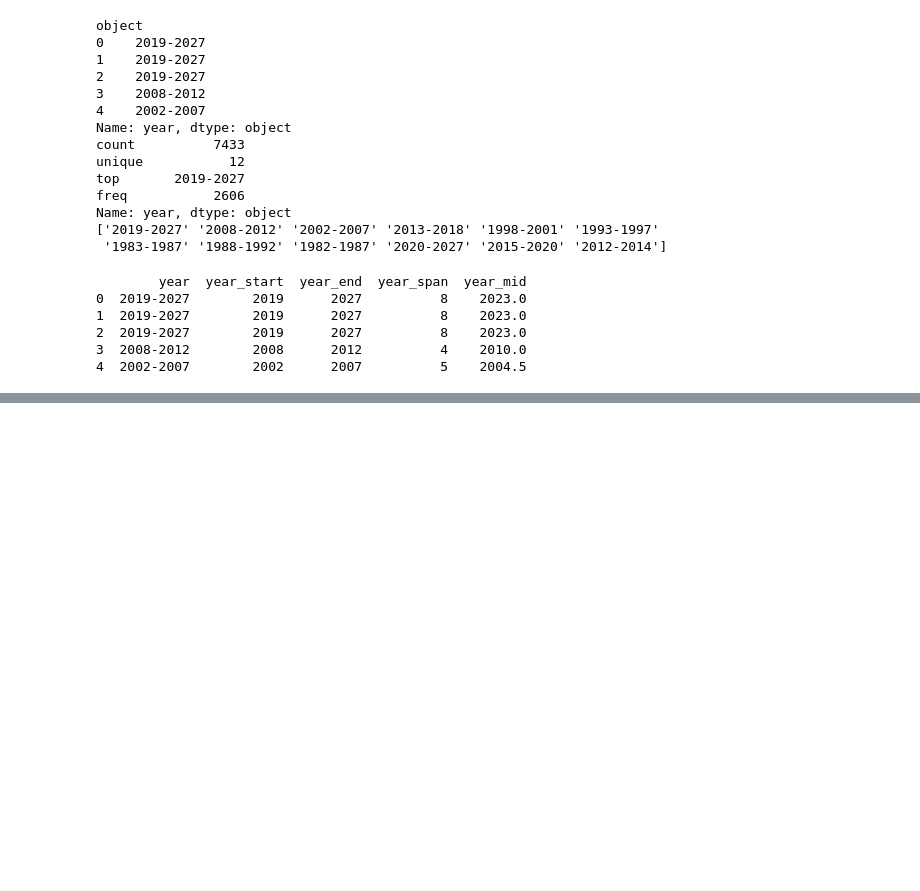
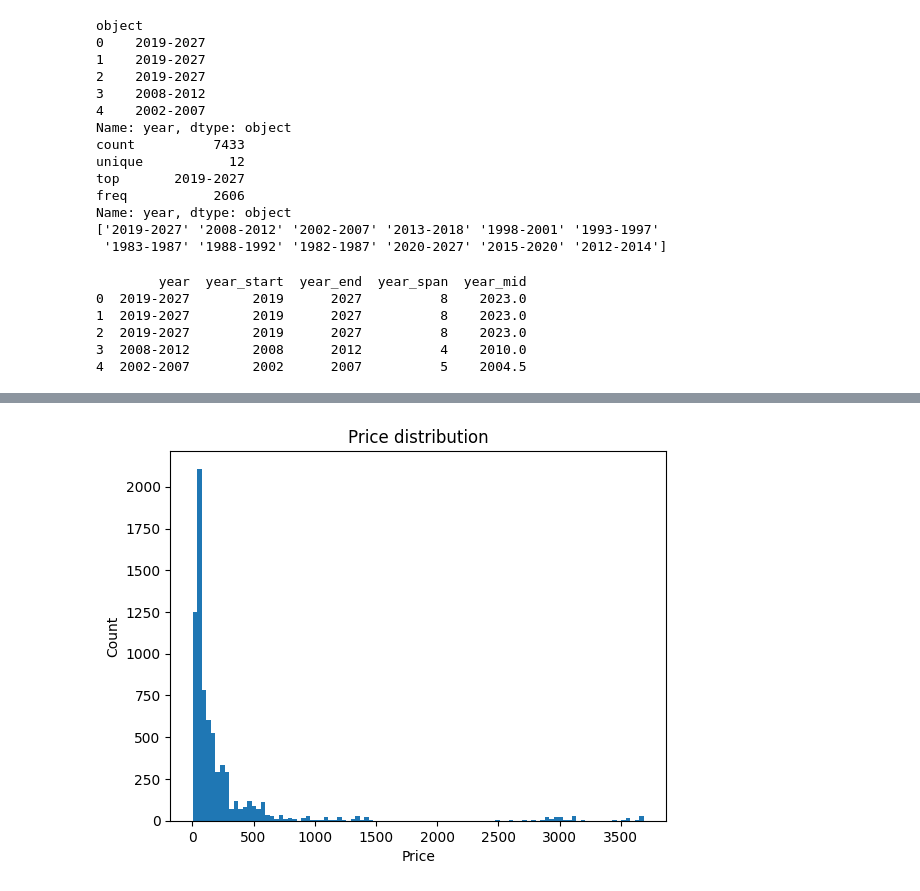
Before and after one commit to Riteshbhandarii/DPPM, a Jupyter notebook: notebooks/preprocessing/preprocessing_corolla.ipynb, the cells around one changed output, grey strips where cells are left out. Saved outputs shown, nothing was run; the diff lists cells and outputs as text; code cells hidden in the pictures; blank space fills up the shorter version.

Commit message:
corolla cleaned

```diff
--- a/notebooks/preprocessing/preprocessing_corolla.ipynb
+++ b/notebooks/preprocessing/preprocessing_corolla.ipynb
@@ -133,6 +134,9 @@ df_corolla['year_span'] = df_corolla['year_end'] - df_corolla['year_start']
 df_corolla['year_mid'] = (df_corolla['year_start'] + df_corolla['year_end']) / 2
 
 print(df_corolla[['year','year_start', 'year_end', 'year_span', 'year_mid']].head())
+
+# remove original column
+df_corolla = df_corolla.drop(columns=["year"])
 # %% [output]
         year  year_start  year_end  year_span  year_mid
 0  2019-2027        2019      2027          8    2023.0
@@ -158,0 +147,10 @@ df_corolla
+# %%
+import matplotlib.pyplot as plt
+
+plt.hist(df_corolla["price"], bins=100)
+plt.xlabel("Price")
+plt.ylabel("Count")
+plt.title("Price distribution")
+plt.show()
+# %% [output]
+[figure, added]
```
Also changed, not shown: parts of 3 cells of this notebook, 1 other file.
